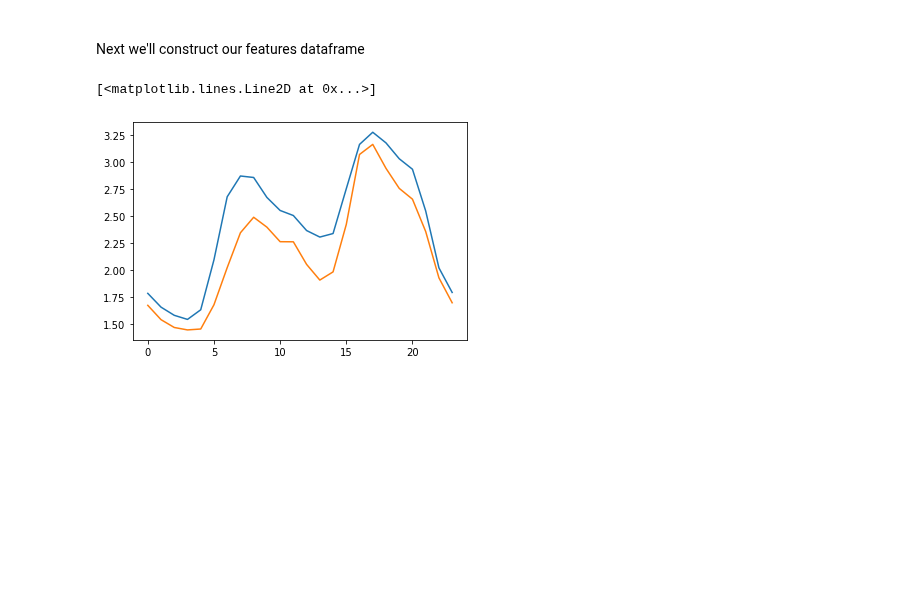
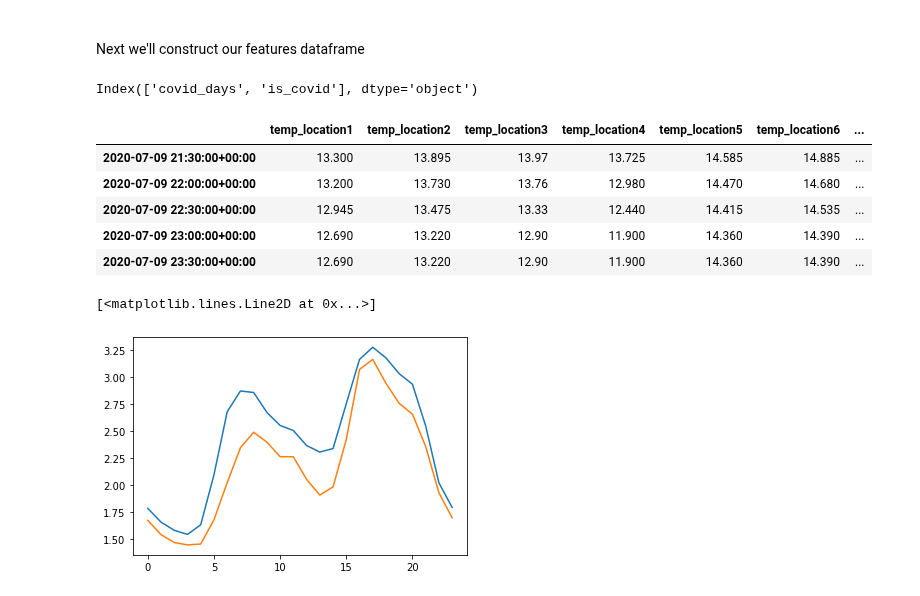
Before and after one commit to AyrtonB/WPD-DS-Challenge, a Jupyter notebook: nbs/04-discharging.ipynb, the cells around one changed output. Cells and saved outputs as stored; diff of their text form; code cells hidden in the pictures; blank space fills up the shorter version.

```diff
--- a/nbs/04-discharging.ipynb
+++ b/nbs/04-discharging.ipynb
@@ -154,19 +155,24 @@ def construct_df_discharge_features(df, dt_rng=None, covid=False):
 
     # Add covid features
     if covid:
-        covid_start_date = '2020-03-26'
-        df_features['covid_days'] = (pd.to_datetime(df.index.date) - pd.to_datetime(covid_start_date)).days
-        df_features.loc[df_features.covid_days <= 0, 'covid_days'] = 0
-        df_features['is_covid'] = df_features.covid_days > 0
-
-        df_features.drop('covid_days', axis=1)
+        covid_cols = df.columns[df.columns.str.contains('covid')]
+        df_features.loc[df.index, covid_cols] = df[covid_cols].copy()
 
     # Removing NaN values
     df_features = df_features.dropna()
 
     return df_features
 # %%
-df_features = construct_df_discharge_features(df, covid=False)
+df_features = construct_df_discharge_features(df, covid=True)
+df_features.tail()
+# %% [output]
+Index(['covid_days', 'is_covid'], dtype='object')
+|  | temp_location1 | temp_location2 | temp_location3 | temp_location4 | temp_location5 | temp_location6 | ... |
+| 2020-07-09 21:30:00+00:00 | 13.300 | 13.895 | 13.97 | 13.725 | 14.585 | 14.885 | ... |
+| 2020-07-09 22:00:00+00:00 | 13.200 | 13.730 | 13.76 | 12.980 | 14.470 | 14.680 | ... |
+| 2020-07-09 22:30:00+00:00 | 12.945 | 13.475 | 13.33 | 12.440 | 14.415 | 14.535 | ... |
+| 2020-07-09 23:00:00+00:00 | 12.690 | 13.220 | 12.90 | 11.900 | 14.360 | 14.390 | ... |
+| 2020-07-09 23:30:00+00:00 | 12.690 | 13.220 | 12.90 | 11.900 | 14.360 | 14.390 | ... |
 # %%
 covid_start_date = '2020-03-26'
 pre_covid = df[df.index.date < pd.to_datetime(covid_start_date)]
```
Also changed, not shown: parts of 3 cells of this notebook, 11 other files.
